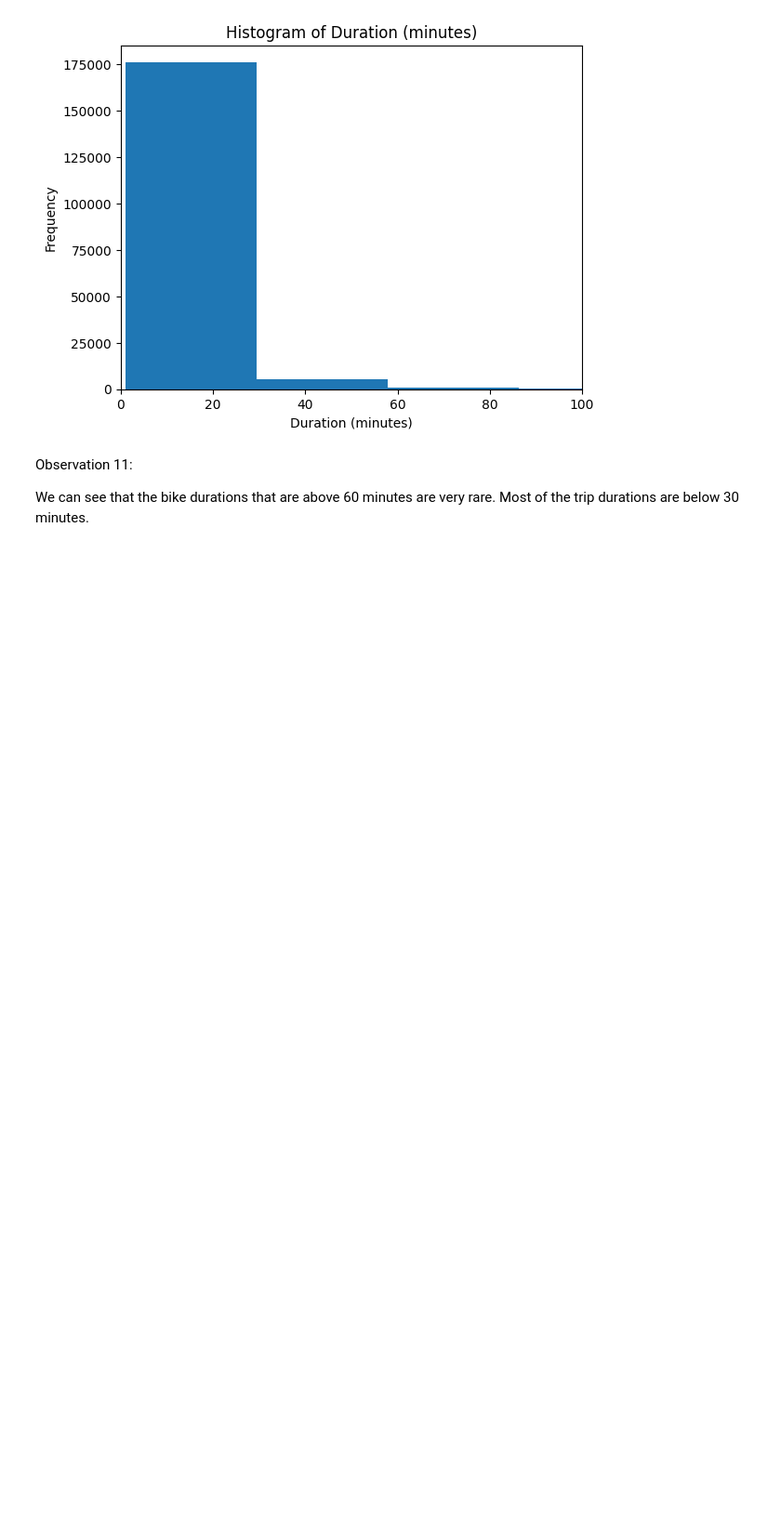
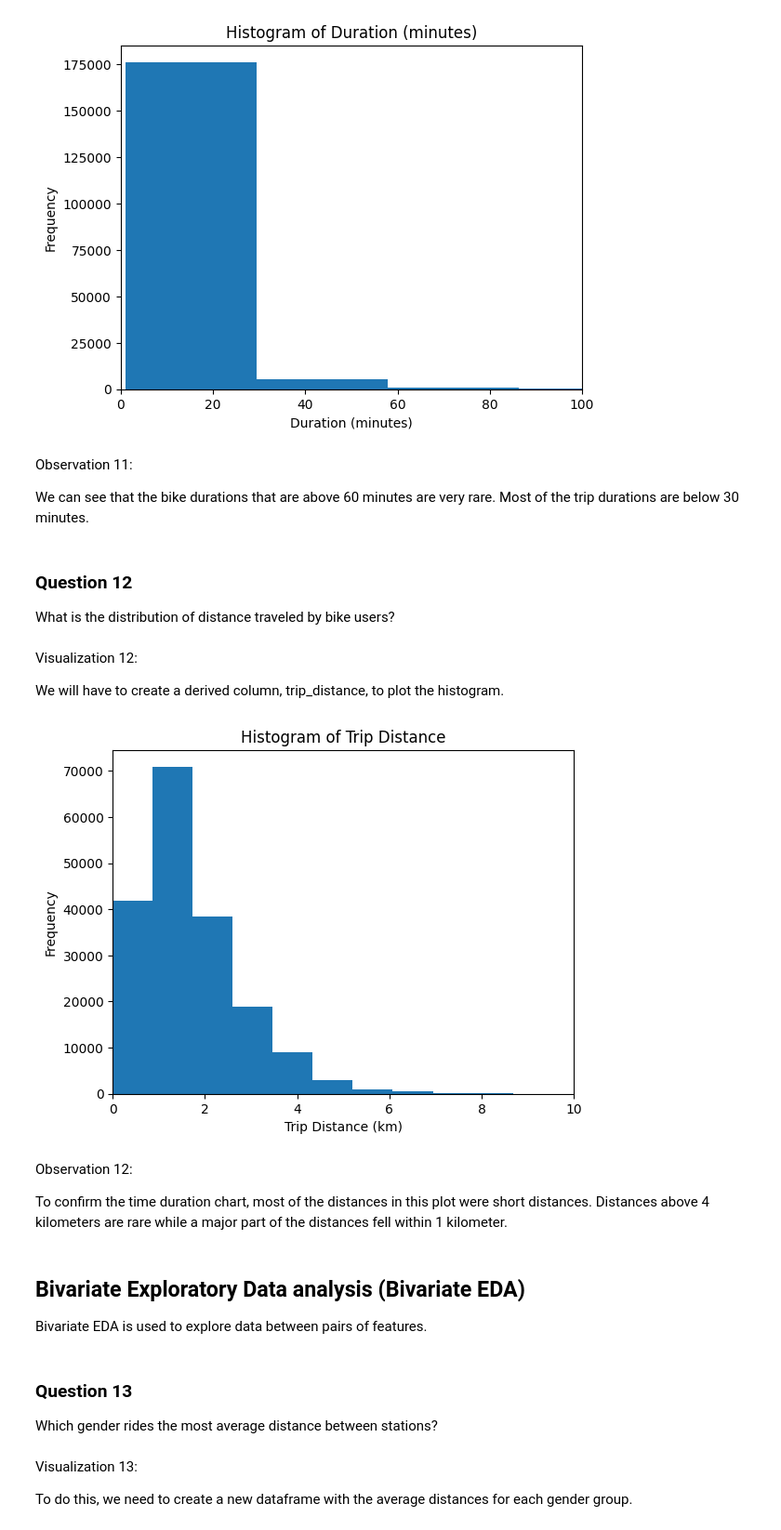
Before and after one commit to Emekadavid/fordgobike, a Jupyter notebook: fordgobike_part_1.ipynb, the cells around one changed output. Shown at 93% size. Saved outputs shown, nothing was run; the diff lists cells and outputs as text; code cells hidden in the pictures; blank space fills up the shorter version.

Commit message:
part 1 finished

```diff
--- a/fordgobike_part_1.ipynb
+++ b/fordgobike_part_1.ipynb
@@ -557,3 +558,56 @@ plt.show()
 Observation 11:
 
 We can see that the bike durations that are above 60 minutes are very rare. Most of the trip durations are below 30 minutes.
+# %% [markdown]
+### Question 12
+
+What is the distribution of distance traveled by bike users?
+# %% [markdown]
+Visualization 12:
+
+We will have to create a derived column, trip_distance, to plot the histogram.
+# %%
+# using the haversine formula for calculating distance between
+# two coordinates in kilometres
+from numpy import cos, sin, arcsin, sqrt
+from math import radians
+def haversine(row):
+    lon1 = row['start_station_longitude']
+    lat1 = row['start_station_latitude']
+    lon2 = row['end_station_longitude']
+    lat2 = row['end_station_latitude']
+    lon1, lat1, lon2, lat2 = map(radians, [lon1, lat1, lon2, lat2])
+    dlon = lon2 - lon1
+    dlat = lat2 - lat1
+    a = sin(dlat/2)**2 + cos(lat1) * cos(lat2) * sin(dlon/2)**2
+    c = 2 * arcsin(sqrt(a))
+    km = 6367 * c
+    return km
+# %%
+ford['trip_distance'] = ford.apply(lambda row: haversine(row), axis=1)
+# %%
+# Plot a histogram of trip_distance
+plt.hist(ford['trip_distance'], bins=80)
+plt.xlabel('Trip Distance (km)')
+plt.ylabel('Frequency')
+plt.title('Histogram of Trip Distance')
+plt.xlim(0, 10)
+plt.show()
+# %% [output]
+[figure, added]
+# %% [markdown]
+Observation 12:
+
+To confirm the time duration chart, most of the distances in this plot were short distances. Distances above 4 kilometers are rare while a major part of the distances fell within 1 kilometer.
+# %% [markdown]
+## Bivariate Exploratory Data analysis (Bivariate EDA)
+
+Bivariate EDA is used to explore data between pairs of features.
+# %% [markdown]
+### Question 13
+
+Which gender rides the most average distance between stations?
+# %% [markdown]
+Visualization 13:
+
+To do this, we need to create a new dataframe with the average distances for each gender group.
```
Also changed, not shown: parts of 22 cells of this notebook, 1 other file.
